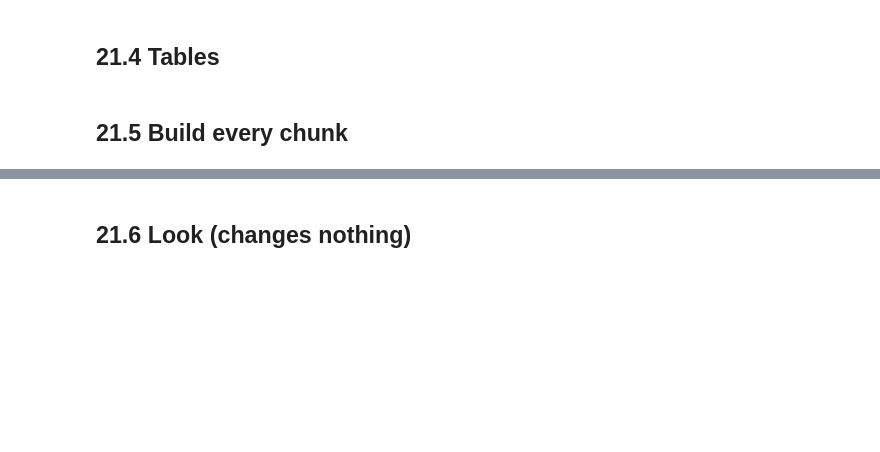
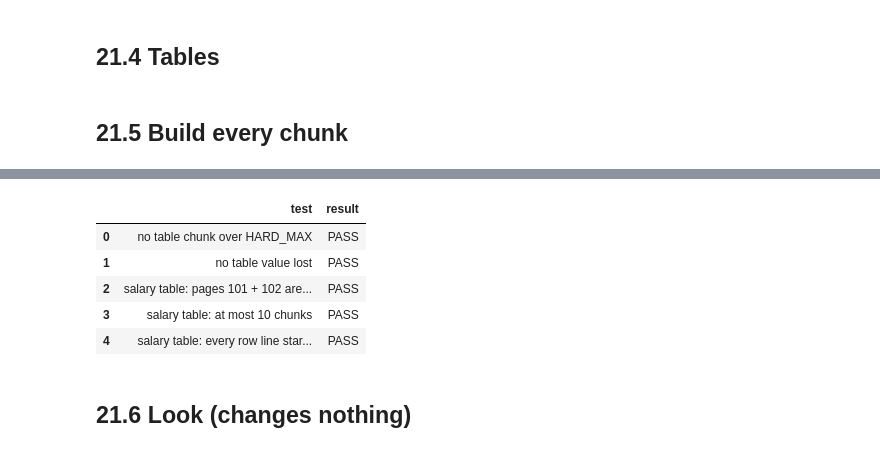
Before and after one commit to amanchaurasia512/swasthyasetu-rag, a Jupyter notebook: notebooks/06_chunks.ipynb, the cells around one changed output, grey strips where cells are left out. Drawn from its saved outputs; the diff is of its cells as text; code cells hidden in the pictures; blank space fills up the shorter version.

```diff
--- a/notebooks/06_chunks.ipynb
+++ b/notebooks/06_chunks.ipynb
@@ -334,3 +496,33 @@ print(f"{len(CHUNKS_OUT)} chunks:", dict(Counter(c["doc_type"] for c in CHUNKS_O
+# %%
+# 21.4T STC tests
+results = []
+def test(name, passed):
+    results.append((name, "PASS" if passed else "FAIL"))
+
+text_of = {}
+for c in new:
+    table = c["chunk_id"].rsplit("-", 1)[0]
+    text_of[table] = text_of.get(table, "") + "\n" + c["text"]
+missing = [(g["id"], value) for g in groups for t in g["tables"] for row in table_rows(t)
+           for name, value in key_values(row, g["header"]) if value and value not in text_of.get("T" + g["id"], "")]
+salary = [c for c in new if c["chunk_id"].startswith("T101-1")]
+
+test("no table chunk over HARD_MAX", all(c["n_chars"] <= HARD_MAX for c in new))
+test("no table value lost", not missing)
+test("salary table: pages 101 + 102 are one group", any(g["pages"] == [101, 102] for g in groups))
+test("salary table: at most 10 chunks", 0 < len(salary) <= 10)
+test("salary table: every row line starts with its year",
+     all(line.startswith("Years of Experience:") for c in salary for line in c["text"].split("\n")[1:]))
+display(pd.DataFrame(results, columns=["test", "result"]))
+if missing:
+    print("values not found in chunks:", missing[:10])
+# %% [output]
+|  | test | result |
+| 0 | no table chunk over HARD_MAX | PASS |
+| 1 | no table value lost | PASS |
+| 2 | salary table: pages 101 + 102 are... | PASS |
+| 3 | salary table: at most 10 chunks | PASS |
+| 4 | salary table: every row line star... | PASS |
 # %% [markdown]
 ## 21.6 Look (changes nothing)
 # %%
```
Also changed, not shown: parts of 7 cells of this notebook, 1 other file.
